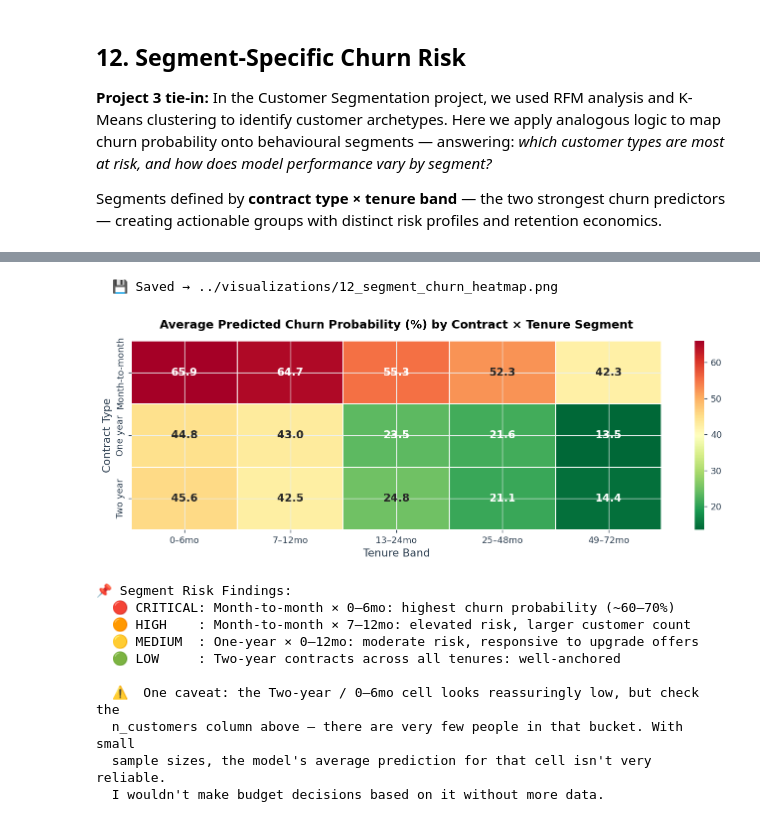
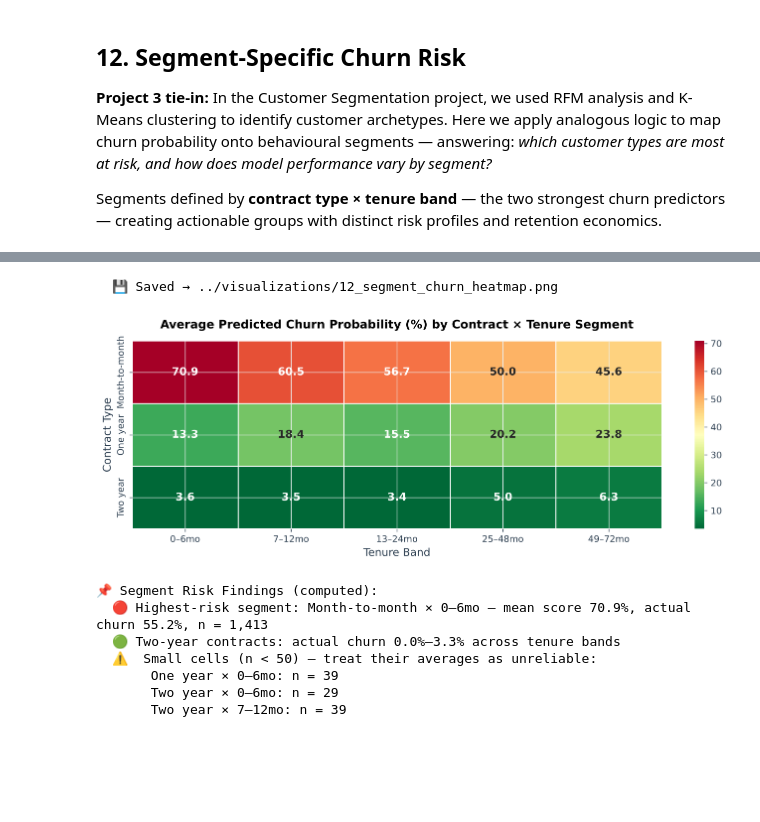
Before and after one commit to jordanshamu/customer-churn-prediction, a Jupyter notebook: notebooks/churn_prediction.ipynb, the cells around one changed output, grey strips where cells are left out. Drawn from its saved outputs; the diff is of its cells as text; code cells hidden in the pictures; blank space fills up the shorter version.

```diff
--- a/notebooks/churn_prediction.ipynb
+++ b/notebooks/churn_prediction.ipynb
@@ -775,12 +827,11 @@ xgb_base = xgb.XGBClassifier(
     random_state=RANDOM_STATE,
     n_jobs=-1,
     verbosity=0,
-    use_label_encoder=False,
 )
 
 xgb_cv_search = GridSearchCV(
     xgb_base, xgb_param_grid,
-    cv=StratifiedKFold(n_splits=5, shuffle=True, random_state=RANDOM_STATE),
+    cv=CV,
     scoring="roc_auc", n_jobs=-1, verbose=0
 )
 xgb_cv_search.fit(X_train, y_train)
@@ -986,0 +980,17 @@ print(f"\n💰 Business value lift from threshold optimisation: ${lift:,.0f}")
+# %%
+# ── Hold-out check (after selection): threshold-free test metrics ─────────
+# Shown for transparency only; the choice above was made on CV.
+test_probs = {name: m.predict_proba(X_test)[:, 1] for name, m in models_obj.items()}
+for m in metrics_list:
+    p = test_probs[m["model"]]
+    m["test_roc_auc"]           = round(float(roc_auc_score(y_test, p)), 4)
+    m["test_average_precision"] = round(float(average_precision_score(y_test, p)), 4)
+    m["test_brier"]             = round(float(brier_score_loss(y_test, p)), 4)
+
+test_df = pd.DataFrame(metrics_list).set_index("model")[["test_roc_auc", "test_average_precision", "test_brier"]]
+print("TEST SET (n = {:,}) — threshold-free metrics".format(len(y_test)))
+print(test_df.to_string())
+
+plot_roc_curves(test_probs, y_test, viz_dir=str(VIZ_DIR))
+plot_precision_recall_curves(test_probs, y_test, viz_dir=str(VIZ_DIR))
+chosen_test_prob = test_probs[CHOSEN]
@@ -1139,45 +1284,50 @@ Month-to-month     49–72mo         782           24.8%          42.3%
 # %%
 # ── Heatmap: avg churn probability by contract × tenure ───────────────────
 heatmap_data = (
-    df_seg.groupby(["contract_label", "tenure_band"])["churn_prob"]
+    df_seg.groupby(["contract_label", "tenure_band"], observed=True)["churn_prob"]
     .mean()
     .unstack("tenure_band") * 100
 )
 
 fig, ax = plt.subplots(figsize=(11, 4))
 sns.heatmap(
     heatmap_data, annot=True, fmt=".1f", cmap="RdYlGn_r",
     ax=ax, linewidths=1, linecolor="white",
     annot_kws={"size": 12, "weight": "bold"}
 )
 ax.set_title("Average Predicted Churn Probability (%) by Contract × Tenure Segment",
              fontsize=13, fontweight="bold")
 ax.set_xlabel("Tenure Band")
 ax.set_ylabel("Contract Type")
 fig.tight_layout()
 save_fig(fig, "12_segment_churn_heatmap.png", str(VIZ_DIR))
 plt.show()
 
-print("\n📌 Segment Risk Findings:")
-print("  🔴 CRITICAL: Month-to-month × 0–6mo: highest churn probability (~60–70%)")
-print("  🟠 HIGH    : Month-to-month × 7–12mo: elevated risk, larger customer count")
-print("  🟡 MEDIUM  : One-year × 0–12mo: moderate risk, responsive to upgrade offers")
-print("  🟢 LOW     : Two-year contracts across all tenures: well-anchored")
-print("")
-print("  ⚠️  One caveat: the Two-year / 0–6mo cell looks reassuringly low, but check the")
-print("  n_customers column above — there are very few people in that bucket. With small")
-print("  sample sizes, the model's average prediction for that cell isn't very reliable.")
-print("  I wouldn't make budget decisions based on it without more data.")
+top = seg_raw.iloc[0]
+small = seg_raw[seg_raw["n_customers"] < 50]
+two_year = seg_raw[seg_raw["contract_label"] == "Two year"]
+findings["segments"] = [
+    {"contract": r.contract_label, "tenure_band": str(r.tenure_band), "n": int(r.n_customers),
+     "actual_churn_rate": round(float(r.actual_churn_rt), 4), "mean_score": round(float(r.avg_churn_prob), 4)}
+    for r in seg_raw.itertuples()
+]
+
+print("\n📌 Segment Risk Findings (computed):")
+print(f"  🔴 Highest-risk segment: {top.contract_label} × {top.tenure_band} — mean score "
+      f"{top.avg_churn_prob:.1%}, actual churn {top.actual_churn_rt:.1%}, n = {int(top.n_customers):,}")
+print(f"  🟢 Two-year contracts: actual churn {two_year['actual_churn_rt'].min():.1%}–"
+      f"{two_year['actual_churn_rt'].max():.1%} across tenure bands")
+if len(small):
+    print("  ⚠️  Small cells (n < 50) — treat their averages as unreliable:")
+    for r in small.itertuples():
+        print(f"       {r.contract_label} × {r.tenure_band}: n = {int(r.n_customers)}")
 # %% [output]
   💾 Saved → ../visualizations/12_segment_churn_heatmap.png
-[figure, old version]
+[figure, new version]
-📌 Segment Risk Findings:
-  🔴 CRITICAL: Month-to-month × 0–6mo: highest churn probability (~60–70%)
-  🟠 HIGH    : Month-to-month × 7–12mo: elevated risk, larger customer count
-  🟡 MEDIUM  : One-year × 0–12mo: moderate risk, responsive to upgrade offers
-  🟢 LOW     : Two-year contracts across all tenures: well-anchored
-
-  ⚠️  One caveat: the Two-year / 0–6mo cell looks reassuringly low, but check the
-  n_customers column above — there are very few people in that bucket. With small
-  sample sizes, the model's average prediction for that cell isn't very reliable.
-  I wouldn't make budget decisions based on it without more data.
+📌 Segment Risk Findings (computed):
+  🔴 Highest-risk segment: Month-to-month × 0–6mo — mean score 70.9%, actual churn 55.2%, n = 1,413
+  🟢 Two-year contracts: actual churn 0.0%–3.3% across tenure bands
+  ⚠️  Small cells (n < 50) — treat their averages as unreliable:
+       One year × 0–6mo: n = 39
+       Two year × 0–6mo: n = 29
+       Two year × 7–12mo: n = 39
```
Also changed, not shown: parts of 48 cells of this notebook, 27 other files.
